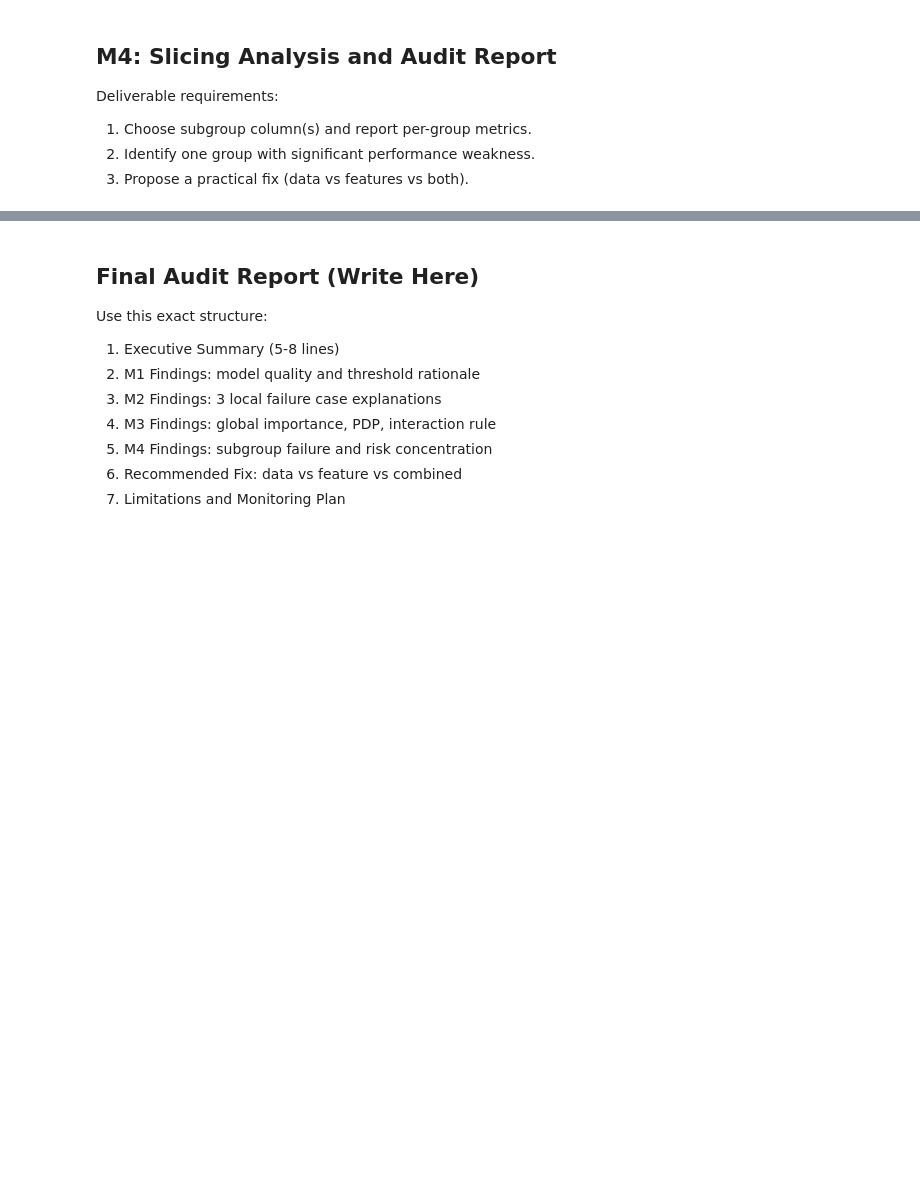
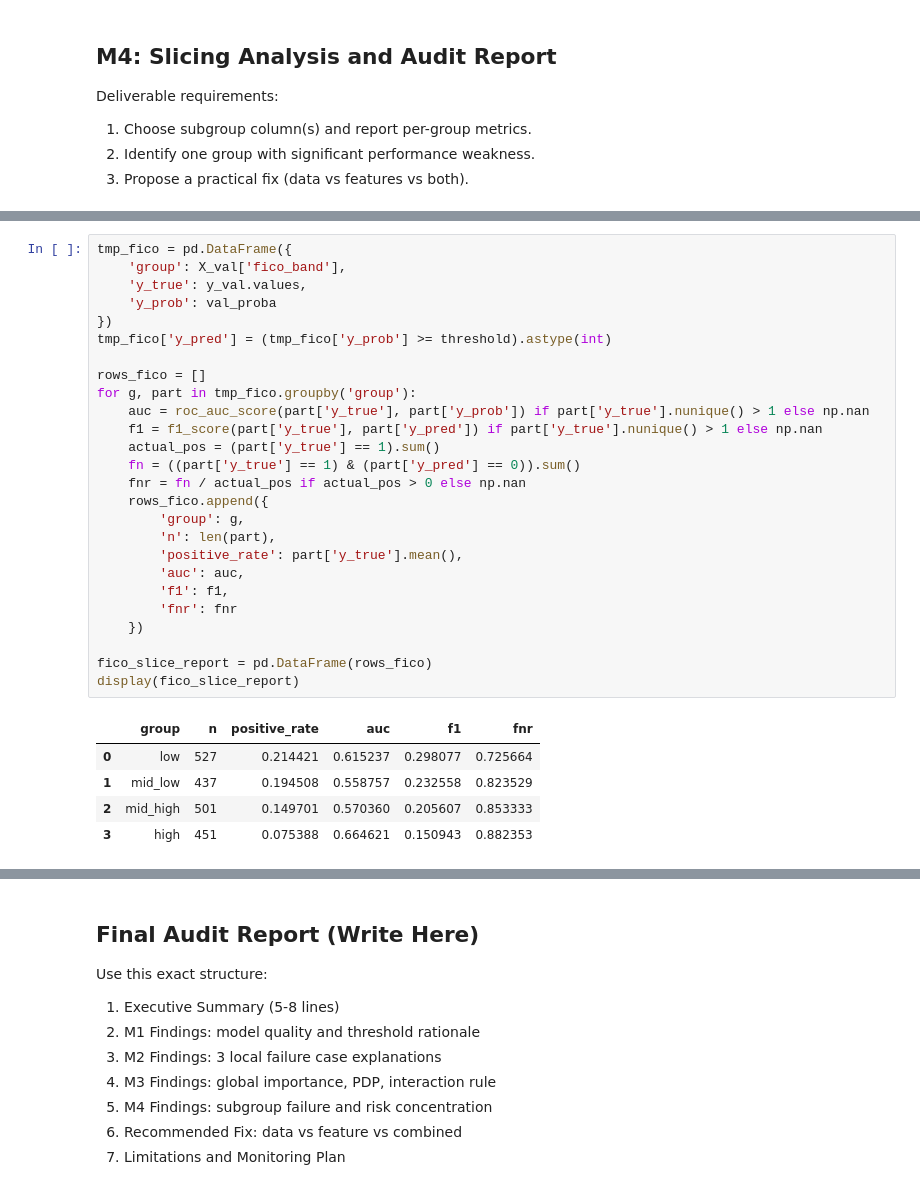
Before and after one commit to vaishnavi176801/Project2, a Jupyter notebook: IK_project_workbook.ipynb, the cells around one changed output, grey strips where cells are left out. Saved outputs shown, nothing was run; the diff lists cells and outputs as text; blank space fills up the shorter version.

```diff
--- a/IK_project_workbook.ipynb
+++ b/IK_project_workbook.ipynb
@@ -783,0 +810,32 @@ display(slice_report.head(20))
+# %%
+tmp_fico = pd.DataFrame({
+    'group': X_val['fico_band'],
+    'y_true': y_val.values,
+    'y_prob': val_proba
+})
+tmp_fico['y_pred'] = (tmp_fico['y_prob'] >= threshold).astype(int)
+
+rows_fico = []
+for g, part in tmp_fico.groupby('group'):
+    auc = roc_auc_score(part['y_true'], part['y_prob']) if part['y_true'].nunique() > 1 else np.nan
+    f1 = f1_score(part['y_true'], part['y_pred']) if part['y_true'].nunique() > 1 else np.nan
+    actual_pos = (part['y_true'] == 1).sum()
+    fn = ((part['y_true'] == 1) & (part['y_pred'] == 0)).sum()
+    fnr = fn / actual_pos if actual_pos > 0 else np.nan
+    rows_fico.append({
+        'group': g,
+        'n': len(part),
+        'positive_rate': part['y_true'].mean(),
+        'auc': auc,
+        'f1': f1,
+        'fnr': fnr
+    })
+
+fico_slice_report = pd.DataFrame(rows_fico)
+display(fico_slice_report)
+# %% [output]
+|  | group | n | positive_rate | auc | f1 | fnr |
+| 0 | low | 527 | 0.214421 | 0.615237 | 0.298077 | 0.725664 |
+| 1 | mid_low | 437 | 0.194508 | 0.558757 | 0.232558 | 0.823529 |
+| 2 | mid_high | 501 | 0.149701 | 0.570360 | 0.205607 | 0.853333 |
+| 3 | high | 451 | 0.075388 | 0.664621 | 0.150943 | 0.882353 |
```
Also changed, not shown: parts of 14 cells of this notebook.
